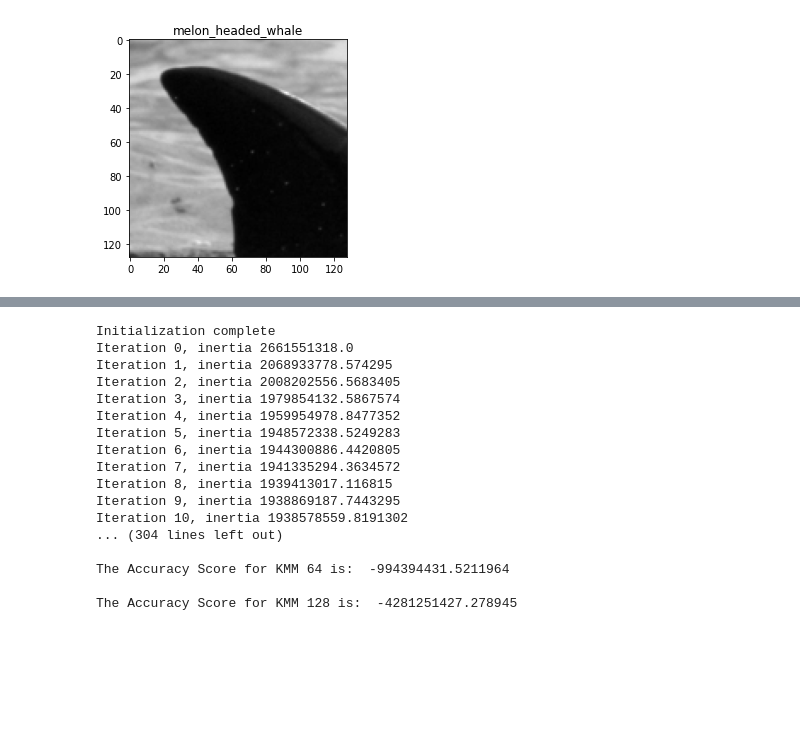
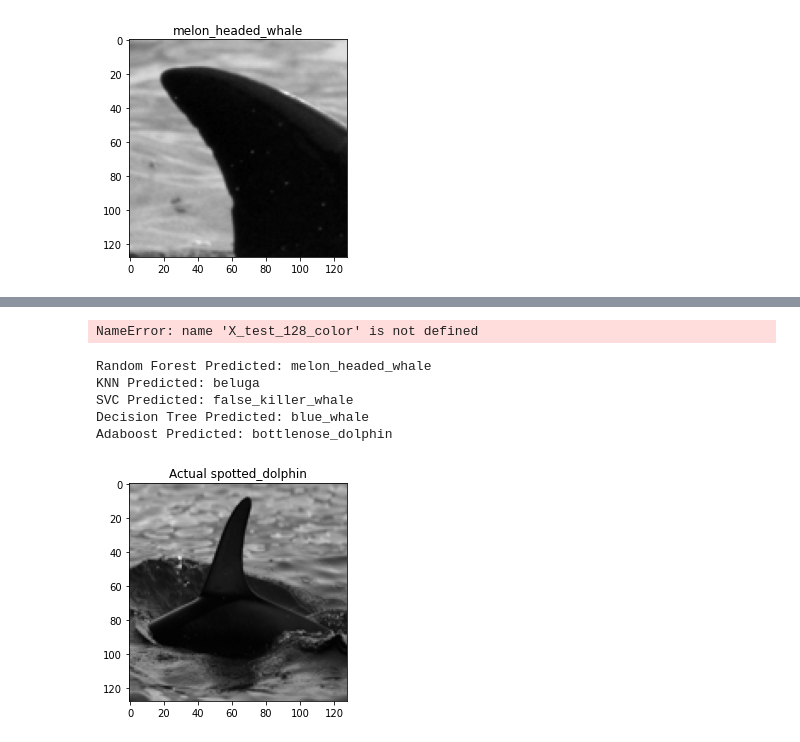
Before and after one commit to mead-d/CS455_Project, a Jupyter notebook: Keck_Mead_Project-2.ipynb, the cells around one changed output, grey strips where cells are left out. Saved outputs shown, nothing was run; the diff lists cells and outputs as text; code cells hidden in the pictures; blank space fills up the shorter version.

```diff
--- a/Keck_Mead_Project-2.ipynb
+++ b/Keck_Mead_Project-2.ipynb
@@ -102,5 +102,5 @@ Test file  500  loading.
 # %%
-X_train_128, y_train_128, X_test_128, y_test_128 = load_split_traindata(500, w= 128, gray= True)
+X_train_128, y_train_128, X_test_128, y_test_128 = load_split_traindata(2000, w= 128, gray= True)
 print(X_train_128.shape)
 # %% [output]
 Train file  1  loading.
@@ -137,8 +137,8 @@ rf_100_64 = RandomForestClassifier(n_estimators = 5, random_state= 42)
 rf_100_128 = RandomForestClassifier(n_estimators = 5, random_state= 42)
 rf_100_64.fit(X_train_64, y_train_64)
 rf_100_128.fit(X_train_128, y_train_128)
-rf_100_64.predict(X_test_64)
-rf_100_128.predict(X_test_128)
+rf_pred_64 = rf_100_64.predict(X_test_64)
+rf_pred_128 = rf_100_128.predict(X_test_128)
 print("64 pixel random forest accuracy: ", rf_100_64.score(X_test_64, y_test_64))
 print("128 pixel random forest accuracy: ", rf_100_128.score(X_test_128, y_test_128))
 # %% [output]
@@ -149,8 +149,8 @@ knn_100_64 = KNeighborsClassifier()
 knn_100_128 = KNeighborsClassifier()
 knn_100_64.fit(X_train_64, y_train_64)
 knn_100_128.fit(X_train_128, y_train_128)
-knn_100_64.predict(X_test_64)
-knn_100_128.predict(X_test_128)
+knn_pred_64 = knn_100_64.predict(X_test_64)
+knn_pred_128 = knn_100_128.predict(X_test_128)
 print("64 pixel knn accuracy: ", knn_100_64.score(X_test_64, y_test_64))
 print("128 pixel knn accuracy: ", knn_100_128.score(X_test_128, y_test_128))
 # %% [output]
@@ -161,8 +161,8 @@ svc_100_64 = SVC()
 svc_100_128 = SVC()
 svc_100_64.fit(X_train_64, y_train_64)
 svc_100_128.fit(X_train_128, y_train_128)
-svc_100_64.predict(X_test_64)
-svc_100_128.predict(X_test_128)
+svc_pred_64 = svc_100_64.predict(X_test_64)
+svc_pred_128 = svc_100_128.predict(X_test_128)
 print("64 pixel SVC accuracy: ", svc_100_64.score(X_test_64, y_test_64))
 print("128 pixel SVC accuracy: ", svc_100_128.score(X_test_128, y_test_128))
 # %% [output]
@@ -198,27 +198,27 @@ The Accuracy Score for AdaBoost Classifier 128 is:  0.4066666666666667
-# %%
-km_64 = KMeans(n_clusters=8, n_init=10, max_iter=100000, tol=0.0001, verbose=10, random_state=42, copy_x=True, algorithm='auto')
-km_128 = KMeans(n_clusters=8, n_init=10, max_iter=100000, tol=0.0001, verbose=10, random_state=42, copy_x=True, algorithm='auto')
-km_64.fit(X_train_64)
-km_128.fit(X_train_128)
-km_64_pred = km_64.predict(X_test_64)
-km_128_pred = km_128.predict(X_test_128)
-print("\nThe Accuracy Score for KMM 64 is: ",km_64.score(X_test_64))
-print("\nThe Accuracy Score for KMM 128 is: ",km_128.score(X_test_128))
-# %% [output]
-Initialization complete
-Iteration 0, inertia 2661551318.0
-Iteration 1, inertia 2068933778.574295
-Iteration 2, inertia 2008202556.5683405
-Iteration 3, inertia 1979854132.5867574
-Iteration 4, inertia 1959954978.8477352
-Iteration 5, inertia 1948572338.5249283
-Iteration 6, inertia 1944300886.4420805
-Iteration 7, inertia 1941335294.3634572
-Iteration 8, inertia 1939413017.116815
-Iteration 9, inertia 1938869187.7443295
-Iteration 10, inertia 1938578559.8191302
-... (304 lines left out)
-
-The Accuracy Score for KMM 64 is:  -994394431.5211964
-
-The Accuracy Score for KMM 128 is:  -4281251427.278945
+# %%
+b = 1
+plt.imshow(X_test_128_color[b].reshape(128, 128))
+plt.title("Actual " + y_test_128[b])
+print("Random Forest Predicted: " + rf_pred_128[b])
+print("KNN Predicted: " + knn_pred_128[b])
+print("SVC Predicted: " + svc_pred_128[b])
+print("Decision Tree Predicted: " + dt_pred_128[b])
+print("Adaboost Predicted: " + adaPred_128[b])
+# %% [output]
+NameError: name 'X_test_128_color' is not defined
+# %%
+b =
+plt.imshow(X_test_128[b].reshape(128, 128),cmap = 'gray')
+plt.title("Actual " + y_test_128[b])
+print("Random Forest Predicted: " + rf_pred_128[b])
+print("KNN Predicted: " + knn_pred_128[b])
+print("SVC Predicted: " + svc_pred_128[b])
+print("Decision Tree Predicted: " + dt_pred_128[b])
+print("Adaboost Predicted: " + adaPred_128[b])
+# %% [output]
+Random Forest Predicted: melon_headed_whale
+KNN Predicted: beluga
+SVC Predicted: false_killer_whale
+Decision Tree Predicted: blue_whale
+Adaboost Predicted: bottlenose_dolphin
+[figure, added]
```
Also changed, not shown: parts of 8 cells of this notebook.
